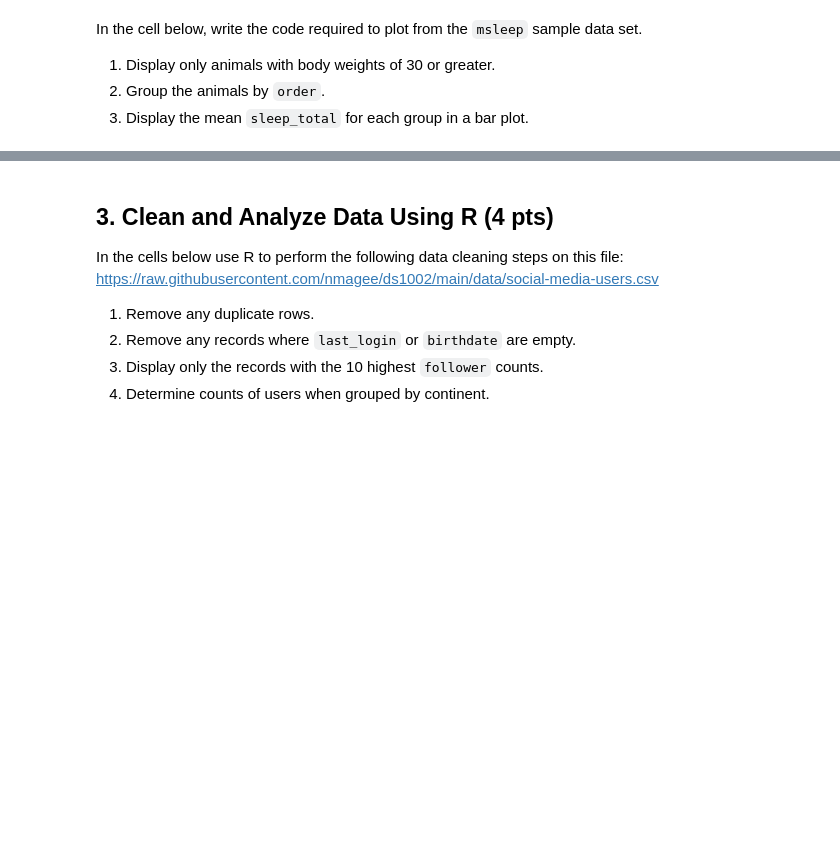
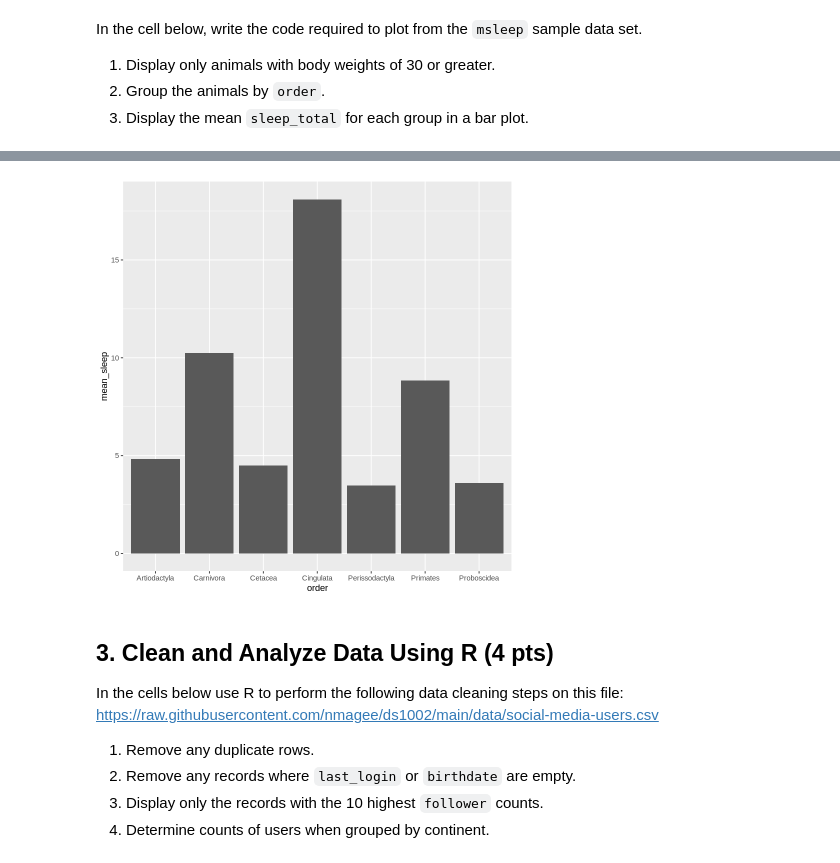
Before and after one commit to ArnavPabby/ds1002-ncn6dt, a Jupyter notebook: homework/week-15.ipynb, the cells around one changed output, grey strips where cells are left out. Drawn from its saved outputs; the diff is of its cells as text; code cells hidden in the pictures; blank space fills up the shorter version.

```diff
--- a/homework/week-15.ipynb
+++ b/homework/week-15.ipynb
@@ -69,3 +69,15 @@ ERROR: ignored
+# %%
+data(msleep)
+
+plotting_data <- msleep %>%
+  filter(bodywt > 30) %>%
+  group_by(order) %>%
+  summarise(mean_sleep = mean(sleep_total))
+
+ggplot(plotting_data, aes(x = order, y = mean_sleep)) +
+  geom_bar(stat = "identity")
+# %% [output]
+[figure, added]
 # %% [markdown]
 ## 3. Clean and Analyze Data Using R (4 pts)
 
```
Also changed, not shown: parts of 13 cells of this notebook.
